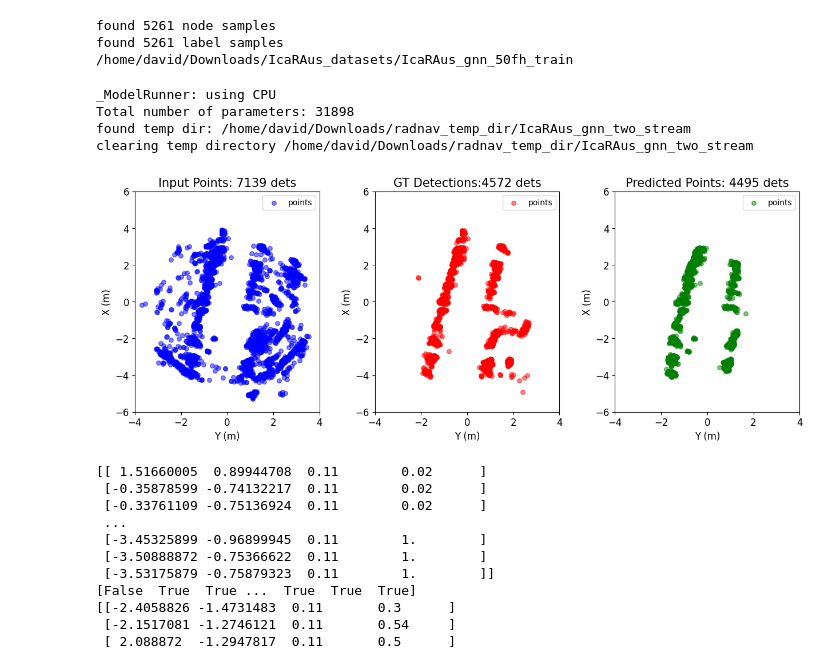
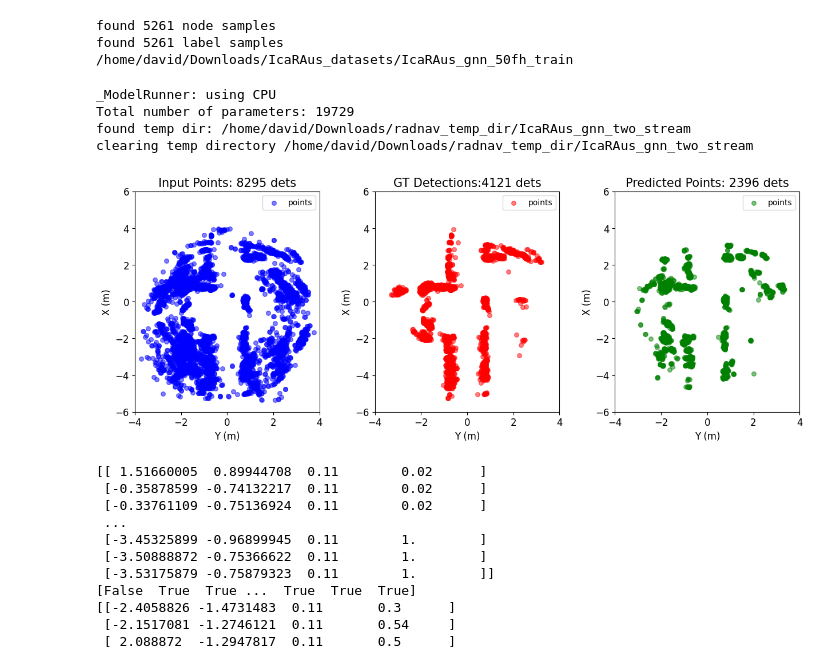
Before and after one commit to davidmhunt/mmwave_model_integrator, a Jupyter notebook: notebooks/testing_IcaRAus_gnn_hierarchicalAnchorNet.ipynb, the cells around one changed output. Drawn from its saved outputs; the diff is of its cells as text; code cells hidden in the pictures.

Commit message:
feat: updating to initial icarus model

```diff
--- a/notebooks/testing_IcaRAus_gnn_hierarchicalAnchorNet.ipynb
+++ b/notebooks/testing_IcaRAus_gnn_hierarchicalAnchorNet.ipynb
@@ -60,24 +60,26 @@ model = TwoStreamSpatioTemporalGnn(
 #     use_attention_aggregator=False
 # )
 
-model = RuiyangTestModel(
-    hidden_channels=28,
-    out_channels=1,
-    k=4,
-    dropout=0.1,
-    in_channels=None,
-    use_gnn=True,
-    use_global_context=True,
-    encoded_global_dim=3
-)
+# model = RuiyangTestModel(
+#     hidden_channels=28,
+#     out_channels=1,
+#     k=4,
+#     dropout=0.1,
+#     in_channels=None,
+#     use_gnn=True,
+#     use_global_context=False,
+#     global_dim=32,
+#     use_fourier_features=True
+# )
 
 runner = GNNRunner(
     model= model,
-    state_dict_path="/home/david/Documents/odometry/submodules/mmwave_model_integrator/scripts/working_dir/IcaRAus_gnn_IcaRAus_ds/IcaRAus_Ruiyang_test_model_IcaRAus_ds_global_gnn.pth",
+    # state_dict_path="/home/david/Documents/odometry/submodules/mmwave_model_integrator/scripts/working_dir/IcaRAus_gnn_IcaRAus_ds/IcaRAus_Ruiyang_test_model_IcaRAus_ds_gnn_only_focal.pth",
+    state_dict_path = "/home/david/Documents/odometry/submodules/mmwave_model_integrator/scripts/working_dir/IcaRAus_gnn_IcaRAus_ds/IcaRAus_TwoStreamSpatioTemporalGnn_IcaRAus_ds_50fh_k4.pth",
     cuda_device="cpu",
     edge_radius=10.0, #unused for this model
-    enable_downsampling=False,
-    downsample_keep_ratio=0.40,
+    enable_downsampling=True,
+    downsample_keep_ratio=0.50,
     downsample_min_points=300,
     use_sigmoid=True
 )
@@ -93,24 +95,24 @@ movie_generator = MovieGeneratorGNN(
 )
 # %% [output]
 _ModelRunner: using CPU
-Total number of parameters: 31898
+Total number of parameters: 19729
 found temp dir: /home/david/Downloads/radnav_temp_dir/IcaRAus_gnn_two_stream
 clearing temp directory /home/david/Downloads/radnav_temp_dir/IcaRAus_gnn_two_stream
 # %%
 #plot a sample from the training dataset
-idx = 980 #980 good for imaging #3000 good on 10fp_20fh_0_50_th_5mRng_0_2_res_train
+idx = 4040 #980 good for imaging #3000 good on 10fp_20fh_0_50_th_5mRng_0_2_res_train
 nodes = dataset.get_node_data(idx)
 labels = dataset.get_label_data(idx)
 plotter.plot_compilation(
     input_data=nodes,
     gt_data=labels,
     input_encoder=input_encoder,
     ground_truth_encoder=ground_truth_encoder,
     runner=runner,
     show=True
 )
 # %% [output]
-[figure, old version]
+[figure, new version]
 # %%
 idx = 980
 nodes = dataset.get_node_data(idx)
```
Also changed, not shown: parts of 1 cell of this notebook, 8 other files.
